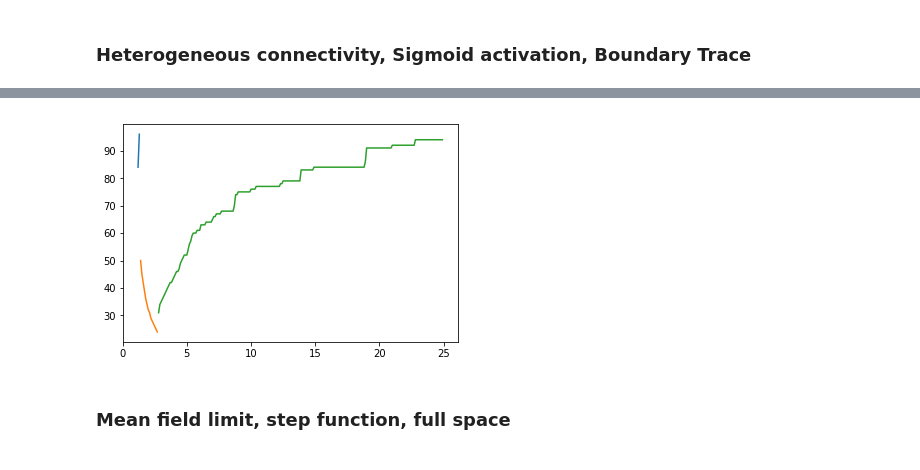
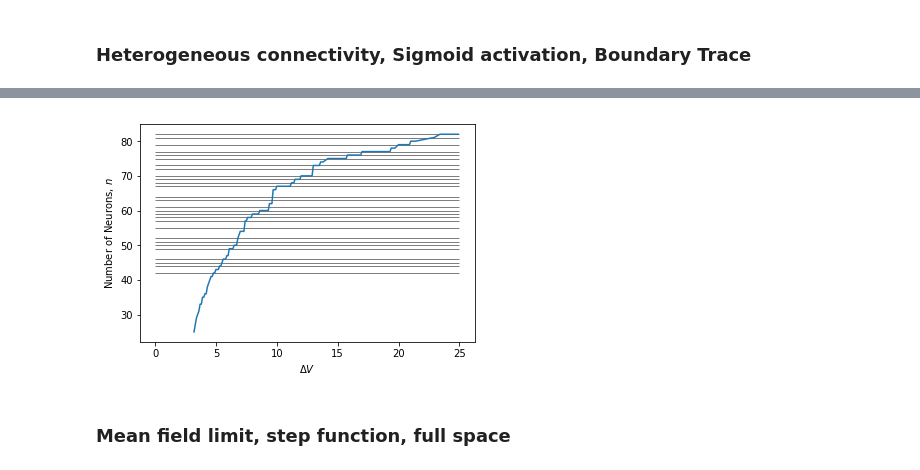
Before and after one commit to mbibireata/Networks, a Jupyter notebook: Rhythmogenesis.ipynb, the cells around one changed output, grey strips where cells are left out. Drawn from its saved outputs; the diff is of its cells as text; code cells hidden in the pictures.

Commit message:
plot kcores with phase diagram

```diff
--- a/Rhythmogenesis.ipynb
+++ b/Rhythmogenesis.ipynb
@@ -666,10 +666,10 @@ def sigmoid_hetero_dyn(M,l,params):
     #res = int(params[12]) #resulting classification
 
     for i in range(n):
-        #V[0,i]=V0 #initial conditions
-        #C[0,i]=C0
-        V[0,i] = np.random.uniform(Vstar-1, Vstar+1)
-        C[0,i] = np.random.uniform(Cstar-1, Cstar+1)
+        V[0,i]=V0 #initial conditions
+        C[0,i]=C0
+        #V[0,i] = np.random.uniform(Vstar-1, Vstar+1)
+        #C[0,i] = np.random.uniform(Cstar-1, Cstar+1)
         avV[0]=n*V0  #we will divide to n later
         avC[0]=n*C0
     for i in range (N-1):
@@ -1188,7 +1188,7 @@ C0=18 #18
 
 delV= 1. #1.
 delVmin = delV/3 #delV/3
-delC= 0.03 #0.03
+delC= 0.035 #0.03
 r_1= 70*99/(n-1)#Max Firing rate is r_1 + r_0 70
 r_0 = 5*99/(n-1) #Min firing rate 5
 
@@ -1289,4 +1289,16 @@ Visited n = 94.0, delV = 24.90000000000002
 loop complete
+# %%
+network.M = M
+network.l = l
+network.n = n
+k = largestkcore(network.M)
+kcore_transition = []
+for i in range(n-1):
+    network.kill_neuron2(1)
+    new_k = largestkcore(network.M)
+    if new_k != k:
+        kcore_transition.append(network.n + 1)
+        k = new_k
 # %%
 for key, value in phase.items() :
     print (key)
@@ -1299,14 +1329,19 @@ for key, value in phase.items() :
 # %%
-for i in phase:
-    plt.plot(phase[i][1], phase[i][0])
-#plt.plot(phase['1_3'][1], phase['1_3'][0])
+#for i in phase:
+#    plt.plot(phase[i][1], phase[i][0])
+
+plt.hlines(np.array(kcore_transition[12:40]), 0, 25, linestyles='solid', linewidths=0.5)
+plt.plot(phase['1_3'][1], phase['1_3'][0])
 #plt.plot(phase['1_2'][1], phase['1_2'][0])
 #plt.plot(phase['5_1'][1], phase['5_1'][0])
 #plt.plot(phase['2_5'][1], phase['2_5'][0])
 #plt.plot(phase['1_4'][1], phase['1_4'][0])
-plt.savefig("phase/sample5/phase_dc_{}".format("03"))
+xlabel(r"$\Delta V$")
+ylabel("Number of Neurons, $n$")
+#plt.show()
+plt.savefig("paper_figures/phase_with_k.png", dpi=400)
 # %% [output]
-[figure, old version]
+[figure, new version]
 # %% [markdown]
 ### Mean field limit, step function, full space
 # %%
```
Also changed, not shown: parts of 15 cells of this notebook.
